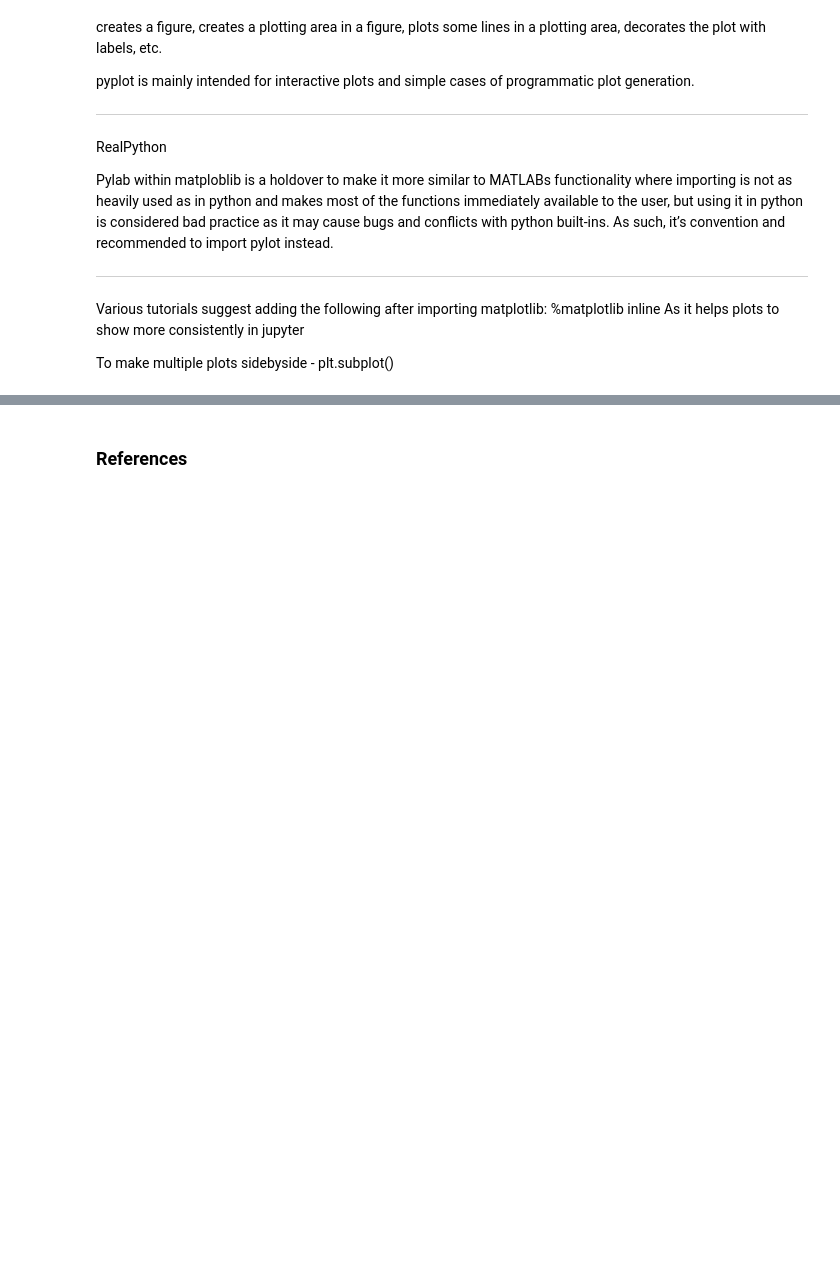
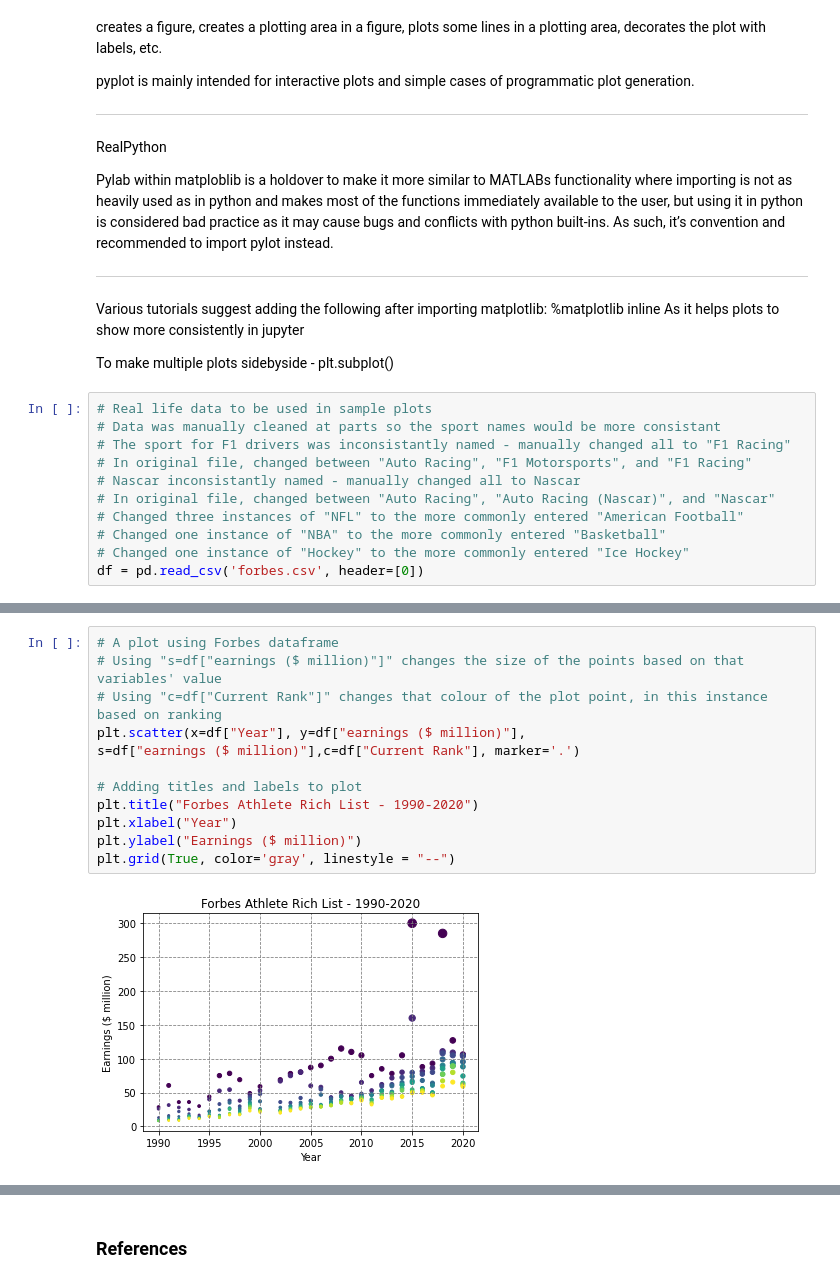
Before and after one commit to andrewjscott/Fundamentals-of-Data-Analysis-Assignment, a Jupyter notebook: pyplot.ipynb, the cells around one changed output, grey strips where cells are left out. Drawn from its saved outputs; the diff is of its cells as text; blank space fills up the shorter version.

```diff
--- a/pyplot.ipynb
+++ b/pyplot.ipynb
@@ -76,4 +88,15 @@ Various tutorials suggest adding the following after importing matplotlib:
 As it helps plots to show more consistently in jupyter
 
 To make multiple plots sidebyside - plt.subplot()
+# %%
+# Real life data to be used in sample plots
+# Data was manually cleaned at parts so the sport names would be more consistant
+# The sport for F1 drivers was inconsistantly named - manually changed all to "F1 Racing"
+# In original file, changed between "Auto Racing", "F1 Motorsports", and "F1 Racing"
+# Nascar inconsistantly named - manually changed all to Nascar
+# In original file, changed between "Auto Racing", "Auto Racing (Nascar)", and "Nascar"
+# Changed three instances of "NFL" to the more commonly entered "American Football"
+# Changed one instance of "NBA" to the more commonly entered "Basketball"
+# Changed one instance of "Hockey" to the more commonly entered "Ice Hockey"
+df = pd.read_csv('forbes.csv', header=[0])
 # %% [markdown]
@@ -81 +121,15 @@ To make multiple plots sidebyside - plt.subplot()
+# %%
+# A plot using Forbes dataframe
+# Using "s=df["earnings ($ million)"]" changes the size of the points based on that variables' value
+# Using "c=df["Current Rank"]" changes that colour of the plot point, in this instance based on ranking
+plt.scatter(x=df["Year"], y=df["earnings ($ million)"],
+s=df["earnings ($ million)"],c=df["Current Rank"], marker='.')
+
+# Adding titles and labels to plot
+plt.title("Forbes Athlete Rich List - 1990-2020")
+plt.xlabel("Year")
+plt.ylabel("Earnings ($ million)")
+plt.grid(True, color='gray', linestyle = "--")
+# %% [output]
+[figure, added]
 # %% [markdown]
```
Also changed, not shown: parts of 15 cells of this notebook, 1 other file.
